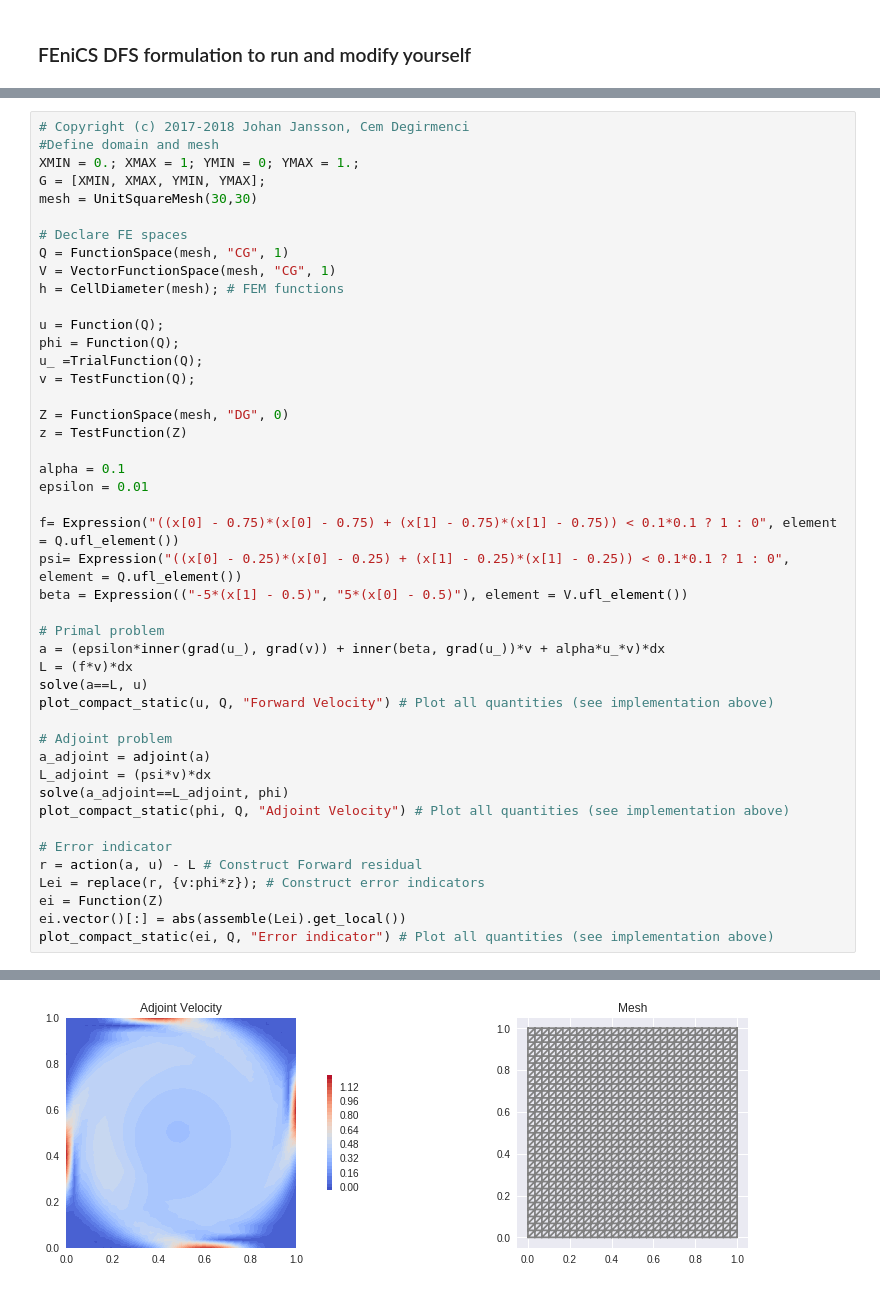
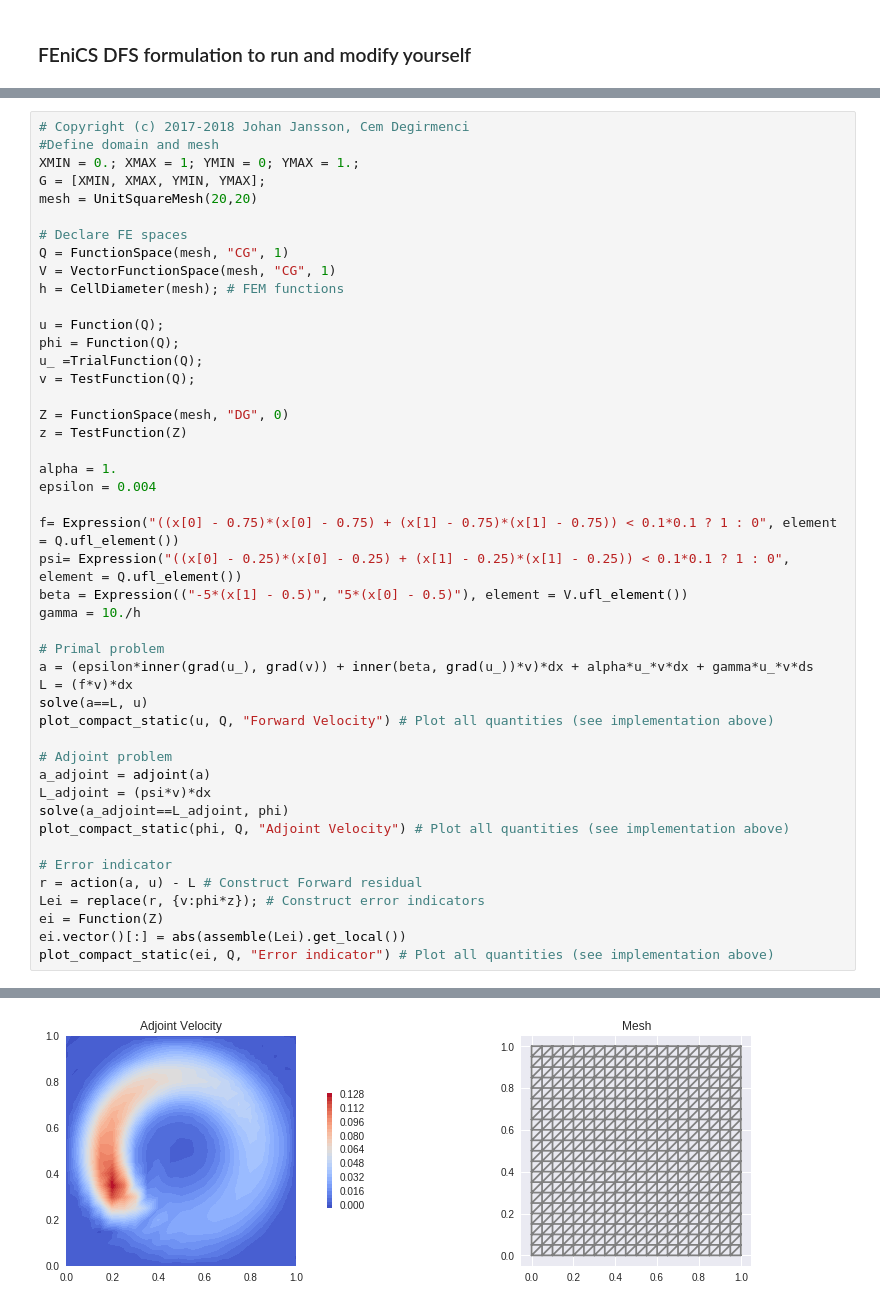
Before and after one commit to johanjan/MOOC-HPFEM-source, a Jupyter notebook: MOOC_HPFEM_Adjoint.ipynb, the cells around one changed output, grey strips where cells are left out. Drawn from its saved outputs; the diff is of its cells as text.

```diff
--- a/MOOC_HPFEM_Adjoint.ipynb
+++ b/MOOC_HPFEM_Adjoint.ipynb
@@ -79,7 +75,7 @@ stepcounter = 0; pl = None; ax = None
 #Define domain and mesh
 XMIN = 0.; XMAX = 1; YMIN = 0; YMAX = 1.;
 G = [XMIN, XMAX, YMIN, YMAX];
-mesh = UnitSquareMesh(30,30)
+mesh = UnitSquareMesh(20,20)
 
 # Declare FE spaces
 Q = FunctionSpace(mesh, "CG", 1)
@@ -94,15 +90,16 @@ v = TestFunction(Q);
 Z = FunctionSpace(mesh, "DG", 0)
 z = TestFunction(Z)
 
-alpha = 0.1
-epsilon = 0.01
+alpha = 1.
+epsilon = 0.004
 
 f= Expression("((x[0] - 0.75)*(x[0] - 0.75) + (x[1] - 0.75)*(x[1] - 0.75)) < 0.1*0.1 ? 1 : 0", element = Q.ufl_element())
 psi= Expression("((x[0] - 0.25)*(x[0] - 0.25) + (x[1] - 0.25)*(x[1] - 0.25)) < 0.1*0.1 ? 1 : 0", element = Q.ufl_element())
 beta = Expression(("-5*(x[1] - 0.5)", "5*(x[0] - 0.5)"), element = V.ufl_element())
+gamma = 10./h
 
 # Primal problem
-a = (epsilon*inner(grad(u_), grad(v)) + inner(beta, grad(u_))*v + alpha*u_*v)*dx
+a = (epsilon*inner(grad(u_), grad(v)) + inner(beta, grad(u_))*v)*dx + alpha*u_*v*dx + gamma*u_*v*ds
 L = (f*v)*dx
 solve(a==L, u)
 plot_compact_static(u, Q, "Forward Velocity") # Plot all quantities (see implementation above)
@@ -127 +124 @@ plot_compact_static(ei, Q, "Error indicator") # Plot all quantities (see impleme
-[figure, old version]
+[figure, new version]
```
Also changed, not shown: parts of 2 cells of this notebook.
